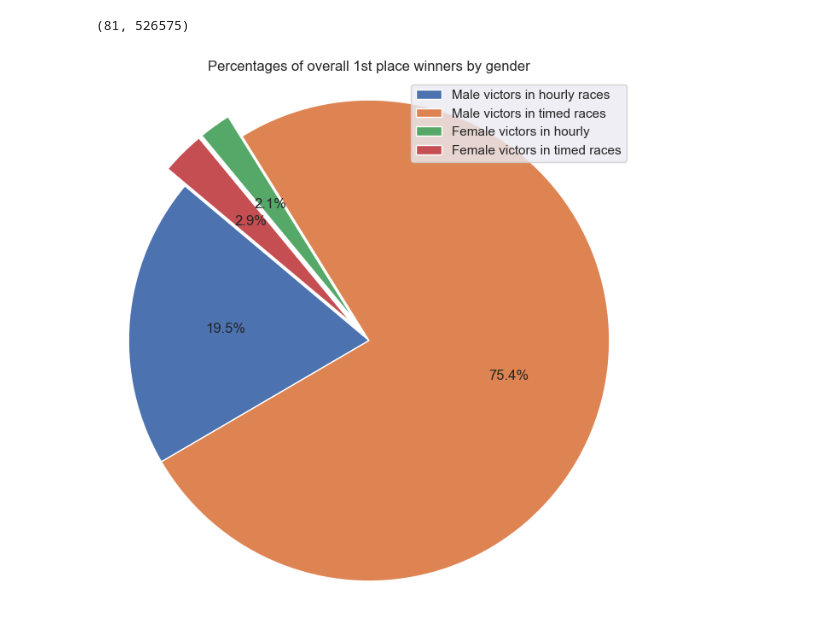
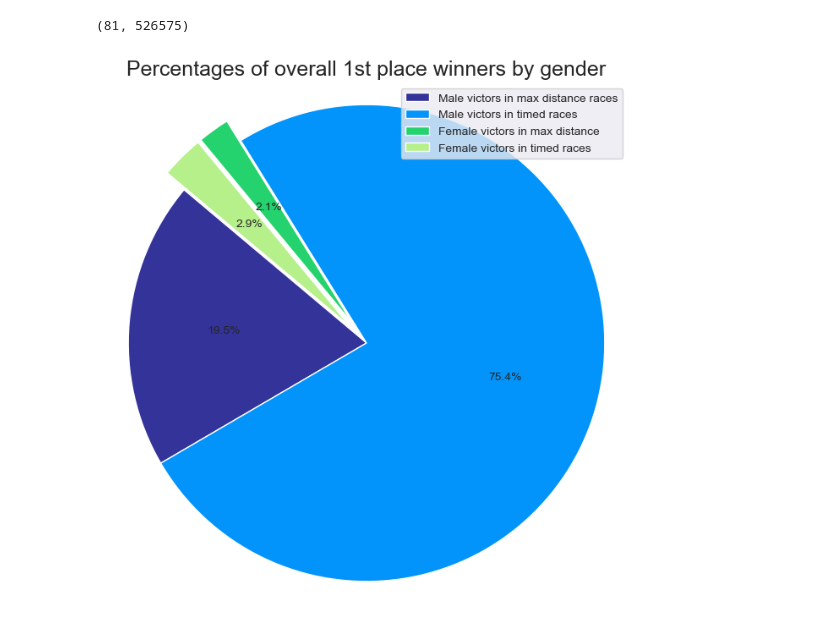
Before and after one commit to dmshakur/ultra-running-data-analysis, a Jupyter notebook: notebooks/data_analysis.ipynb, the cells around one changed output. Drawn from its saved outputs; the diff is of its cells as text; code cells hidden in the pictures.

Commit message:
Finished up with data_analysis.ipynb, fixed some data query issues and problems with the results desplayed in the distance over gender and athlete count visualization.

```diff
--- a/notebooks/data_analysis.ipynb
+++ b/notebooks/data_analysis.ipynb
@@ -270,21 +364,48 @@ female_victors_time = (winners_overall_by_time['gender'] == 'F').sum()
+# %%
+'''
+Counting the amount of overall winners there are for each gender and race format (time and distance), overall winners being the person that got
+1st place out of all men AND women. While it is pretty rare, sometimes the women to beat out all the men and
+women in a race. A shining example of this would be the legendary Courtney Dauwalter, a ultra runner that still
+holds the course record at one of the most popular ultra marathons in the world, the 240 mile race, Moab 240 in Utah, USA.
+'''
+
+winners_overall_by_hours = df[
+    (df['race_metric'] == 'hours') &
+    (df['distance_or_length'] > 0)
+].sort_values(by='total_distance', ascending=False).drop_duplicates(subset='event_name')
+male_victors_hours = (winners_overall_by_hours['gender'] == 'M').sum()
+female_victors_hours = (winners_overall_by_hours['gender'] == 'F').sum()
+
+winners_overall_by_time = df[
+    (df['race_metric'] == 'mi') &
+    (df['fastest_time'] > pd.to_timedelta(0, unit='m'))
+].sort_values(by='fastest_time', ascending=True).drop_duplicates(subset='event_name')
+male_victors_time = (winners_overall_by_time['gender'] == 'M').sum()
+female_victors_time = (winners_overall_by_time['gender'] == 'F').sum()
 # %%
-total_victors = male_victors_hours + female_victors_hours + male_victors_time + female_victors_time
-labels = ['Male victors in hourly races', 'Male victors in timed races', 'Female victors in hourly ', 'Female victors in timed races']
+# Showing the percentage of overall victors for each gender and race format
+
+total_victors = male_victors_hours + female_victors_hours + \
+    male_victors_time + female_victors_time
+labels = ['Male victors in max distance races', 'Male victors in timed races',
+          'Female victors in max distance ', 'Female victors in timed races']
 sizes = [
     (male_victors_hours / total_victors) * 100,
     (male_victors_time / total_victors) * 100,
     (female_victors_hours / total_victors) * 100,
     (female_victors_time / total_victors) * 100
 ]
 explode = [0, 0, 0.1, 0.1]
+cmap = plt.get_cmap('terrain', 8)
+colors = [cmap(i) for i in range(0, 4)]
 
-sns.set()
-plt.figure(figsize = (8, 8))
-plt.pie(sizes, explode = explode, autopct = '%1.1f%%', startangle = 140)
+plt.figure(figsize=(8, 8))
+plt.pie(sizes, explode=explode, autopct='%1.1f%%',
+        startangle=140, colors=colors)
 plt.axis('equal')
-plt.title('Percentages of overall 1st place winners by gender')
-plt.legend(labels, loc = 'upper right')
+plt.title('Percentages of overall 1st place winners by gender', fontsize=18)
+plt.legend(labels, loc='upper right')
 plt.savefig(f'{fig_path}overall_victors_by_gender.jpg')
 plt.show()
 # %% [output]
-[figure, old version]
+[figure, new version]
```
Also changed, not shown: parts of 20 cells of this notebook, 4 other files.
